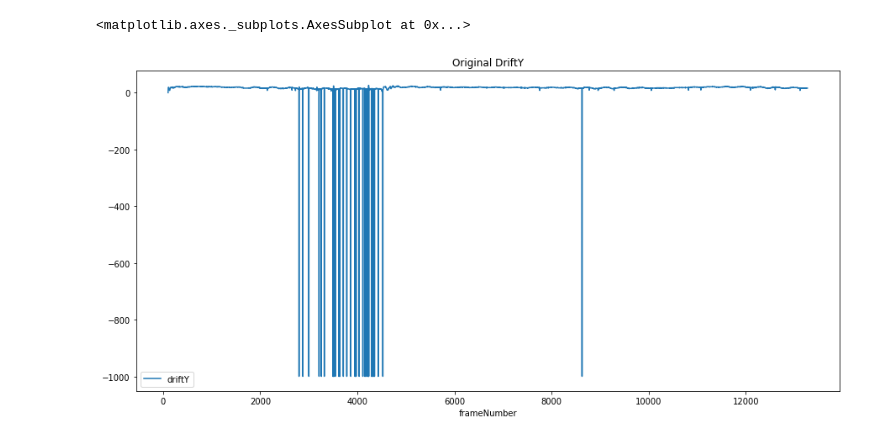
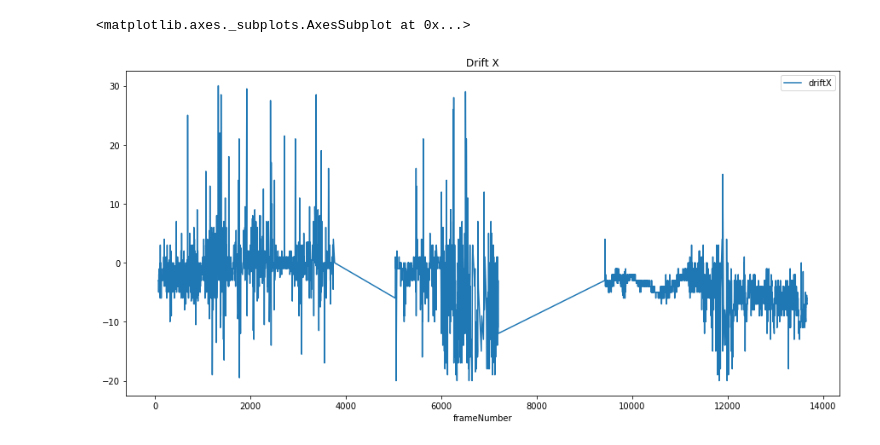
Before and after one commit to mzalota/crabs-video-analysis, a Jupyter notebook: ipython/smooth_drifts.ipynb, the cells around one changed output. Saved outputs shown, nothing was run; the diff lists cells and outputs as text; code cells hidden in the pictures.

Commit message:
Updated smooth_drifts Python Workbook. Added methods in DataDrift class for smoothing drifts

```diff
--- a/ipython/smooth_drifts.ipynb
+++ b/ipython/smooth_drifts.ipynb
@@ -34,0 +1,28 @@ data = pd.read_csv(input_filepath,delimiter="\t",na_values="(null)") # 24 errors
+# %%
+import pandas as pd
+import numpy
+import matplotlib.pyplot as plt
+import os
+import sys
+module_path = os.path.abspath(os.path.join('..'))
+if module_path not in sys.path:
+    sys.path.append(module_path)
+
+from lib.FolderStructure import FolderStructure
+from lib.DriftData import DriftData
+
+#rootDir ="C:/workspaces/AnjutkaVideo/Kara_Sea_Crab_Video_st_5993_2018/"
+#videoFileName = "V3__R_20180915_205551"
+#videoFileName = "V4__R_20180915_210447"
+#videoFileName = "V6__R_20180915_212238"
+
+rootDir = "C:/workspaces/AnjutkaVideo/KaraSeaCrabVideoBlagopoluchiyaBay2018/"
+#videoFileName = "V3_R_20180911_170159"
+#videoFileName = "V2_R_20180911_165730"
+videoFileName = "V1_R_20180911_165259"
+
+folderStruct = FolderStructure(rootDir, videoFileName)
+
+drifts = DriftData.createFromFile(folderStruct.getRawDriftsFilepath())
+data = drifts.getDF()
+drifts.getCount()
@@ -35 +31,4 @@ data = pd.read_csv(input_filepath,delimiter="\t",na_values="(null)") # 24 errors
+# %%
+drifts.interpolate()
+data = drifts.getDF()
 # %%
@@ -37,3 +35,0 @@ data = pd.read_csv(input_filepath,delimiter="\t",na_values="(null)") # 24 errors
-# %%
-#data.dtypes
-data['driftY_orig']=data['driftY']
@@ -40,5 +47,5 @@ data['driftY_orig']=data['driftY']
 # %%
-data.plot(x='frameNumber', y='driftY',figsize=(15,7), title="Original DriftY")
+data.plot( x='frameNumber', y='driftX',figsize=(15,7), title="Drift X")
 # %% [output]
 <matplotlib.axes._subplots.AxesSubplot at 0x...>
-[figure, old version]
+[figure, new version]
```
Also changed, not shown: parts of 35 cells of this notebook, 1 other file.
